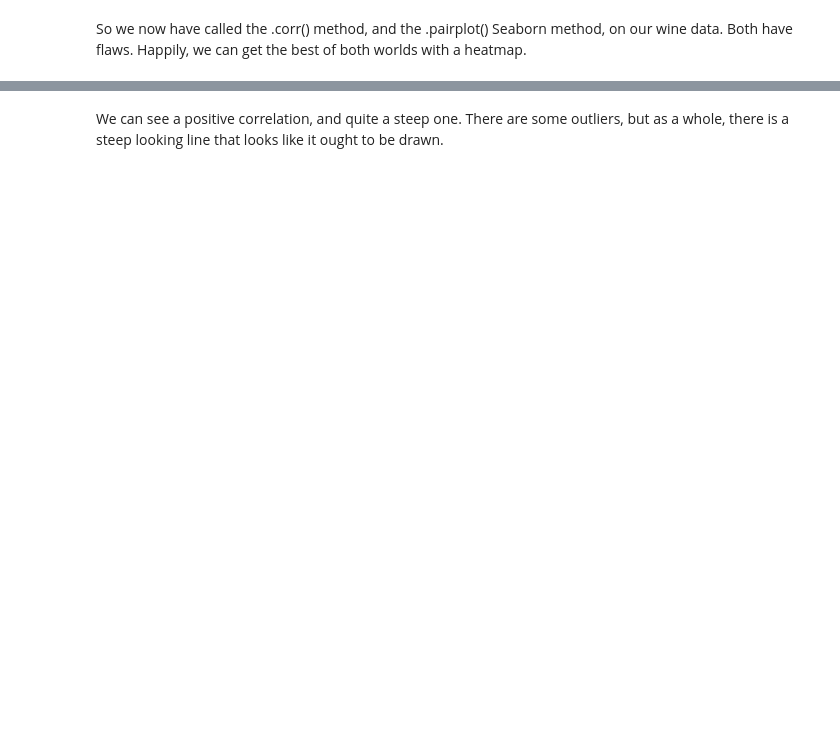
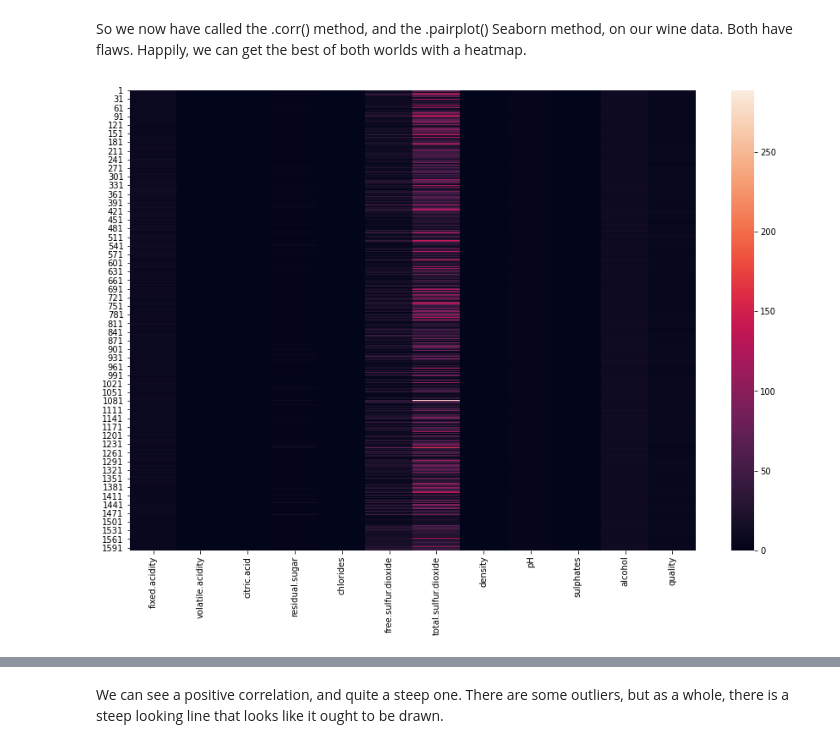
Before and after one commit to dj-m/StatisticalModeling, a Jupyter notebook: notebooks/RedWineDataset.ipynb, the cells around one changed output, grey strips where cells are left out. Saved outputs shown, nothing was run; the diff lists cells and outputs as text; code cells hidden in the pictures; blank space fills up the shorter version.

```diff
--- a/notebooks/RedWineDataset.ipynb
+++ b/notebooks/RedWineDataset.ipynb
@@ -237,6 +243,9 @@ Here's a couple things you might have noticed:
 So we now have called the .corr() method, and the .pairplot() Seaborn method, on our wine data. Both have flaws. Happily, we can get the best of both worlds with a heatmap.
 # %%
 # Make a heatmap of the data
-_ _ _
+plt.figure(figsize = (15,10))
+hm = sns.heatmap(df)
+# %% [output]
+[figure, added]
 # %% [markdown]
 Take a moment to think about the following questions:
```
Also changed, not shown: parts of 6 cells of this notebook.
